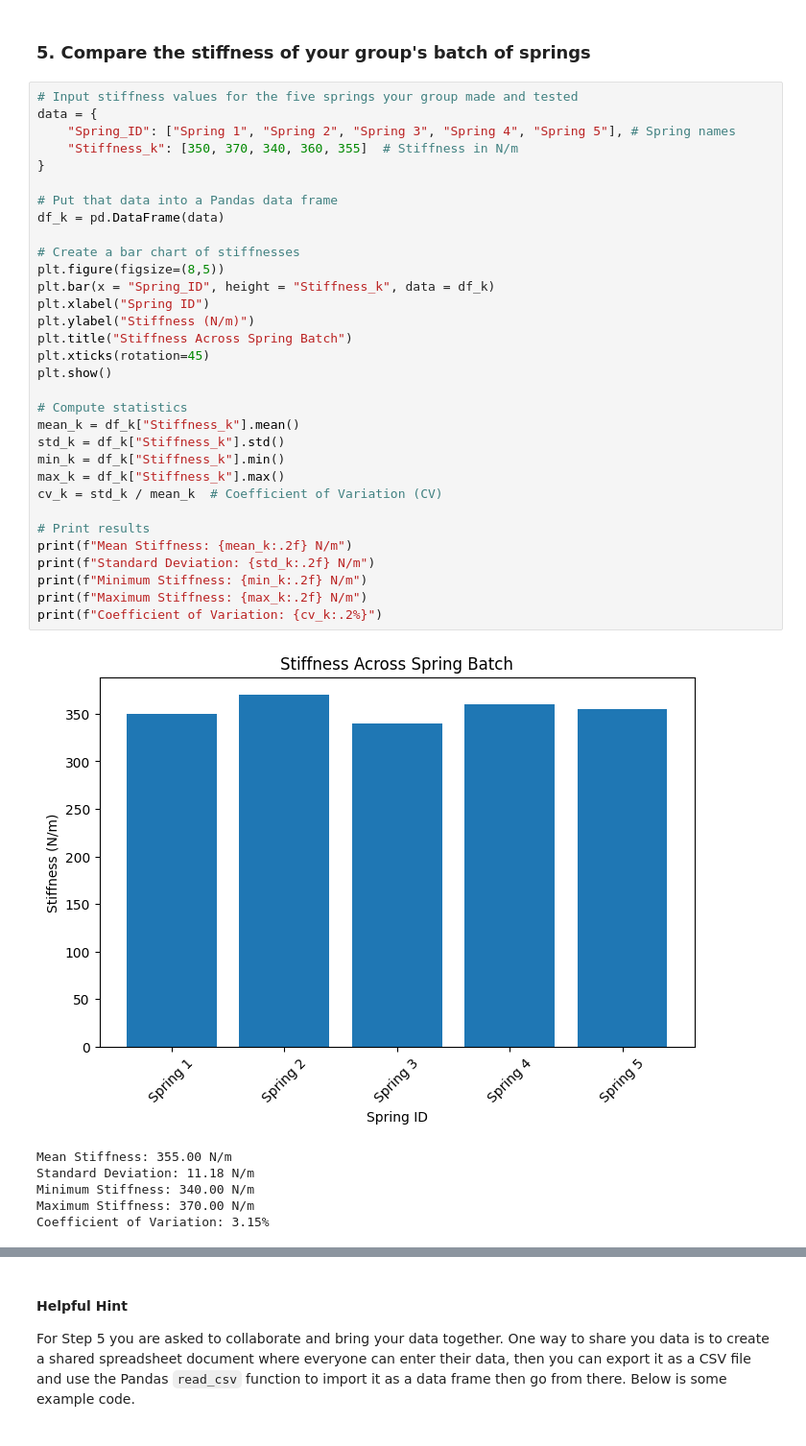
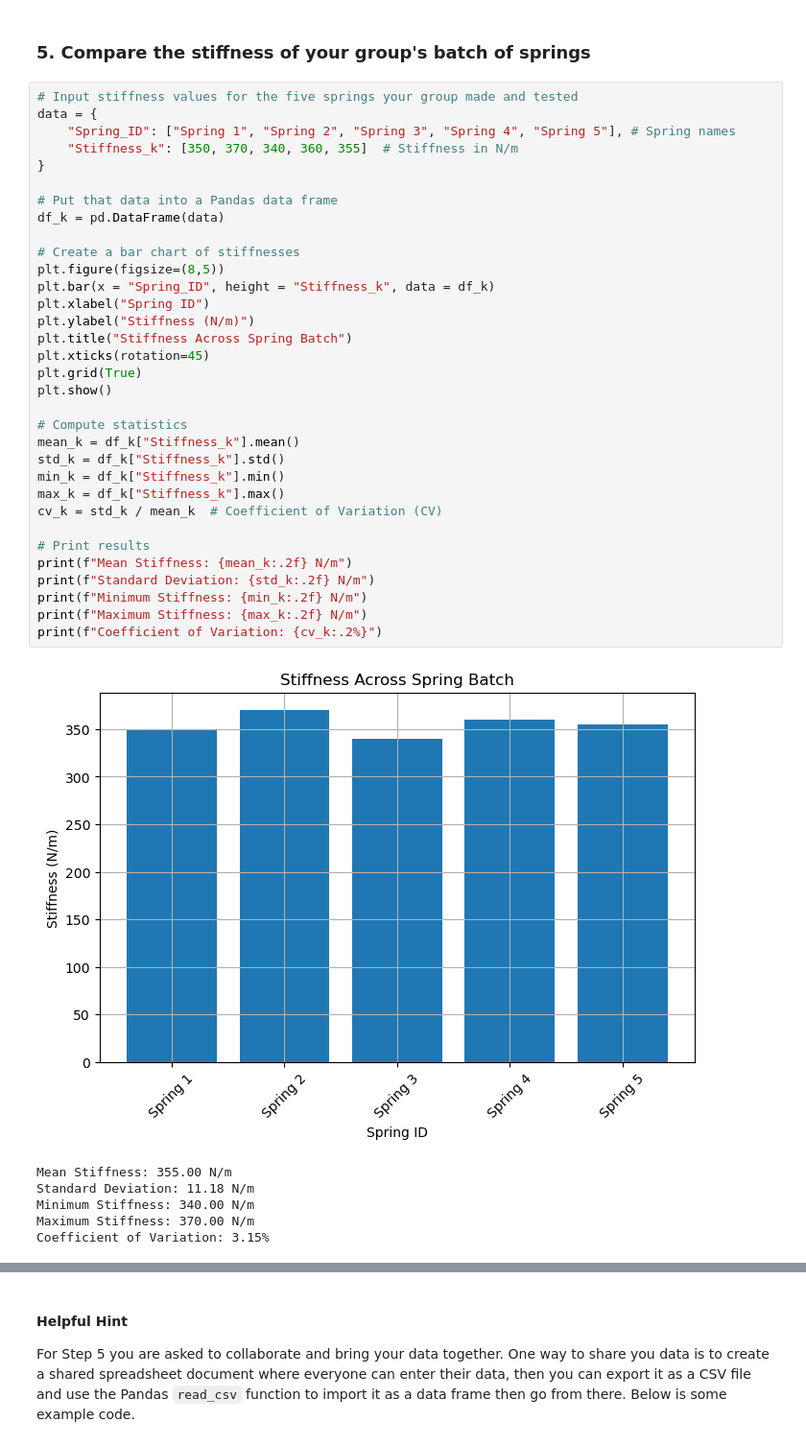
Before and after one commit to manu-ubc/manu230, a Jupyter notebook: _build/jupyter_execute/spring-winding/SpringWinding_notebook.ipynb, the cells around one changed output, grey strips where cells are left out. Shown at 96% size. Saved outputs shown, nothing was run; the diff lists cells and outputs as text.

```diff
--- a/_build/jupyter_execute/spring-winding/SpringWinding_notebook.ipynb
+++ b/_build/jupyter_execute/spring-winding/SpringWinding_notebook.ipynb
@@ -205,34 +204,35 @@ data = {
     "Spring_ID": ["Spring 1", "Spring 2", "Spring 3", "Spring 4", "Spring 5"], # Spring names
     "Stiffness_k": [350, 370, 340, 360, 355]  # Stiffness in N/m
 }
 
 # Put that data into a Pandas data frame
 df_k = pd.DataFrame(data)
 
 # Create a bar chart of stiffnesses
 plt.figure(figsize=(8,5))
 plt.bar(x = "Spring_ID", height = "Stiffness_k", data = df_k)
 plt.xlabel("Spring ID")
 plt.ylabel("Stiffness (N/m)")
 plt.title("Stiffness Across Spring Batch")
 plt.xticks(rotation=45)
+plt.grid(True)
 plt.show()
 
 # Compute statistics
 mean_k = df_k["Stiffness_k"].mean()
 std_k = df_k["Stiffness_k"].std()
 min_k = df_k["Stiffness_k"].min()
 max_k = df_k["Stiffness_k"].max()
 cv_k = std_k / mean_k  # Coefficient of Variation (CV)
 
 # Print results
 print(f"Mean Stiffness: {mean_k:.2f} N/m")
 print(f"Standard Deviation: {std_k:.2f} N/m")
 print(f"Minimum Stiffness: {min_k:.2f} N/m")
 print(f"Maximum Stiffness: {max_k:.2f} N/m")
 print(f"Coefficient of Variation: {cv_k:.2%}")
 # %% [output]
-[figure, old version]
+[figure, new version]
 Mean Stiffness: 355.00 N/m
 Standard Deviation: 11.18 N/m
 Minimum Stiffness: 340.00 N/m
```
Also changed, not shown: parts of 7 cells of this notebook, 54 other files.
